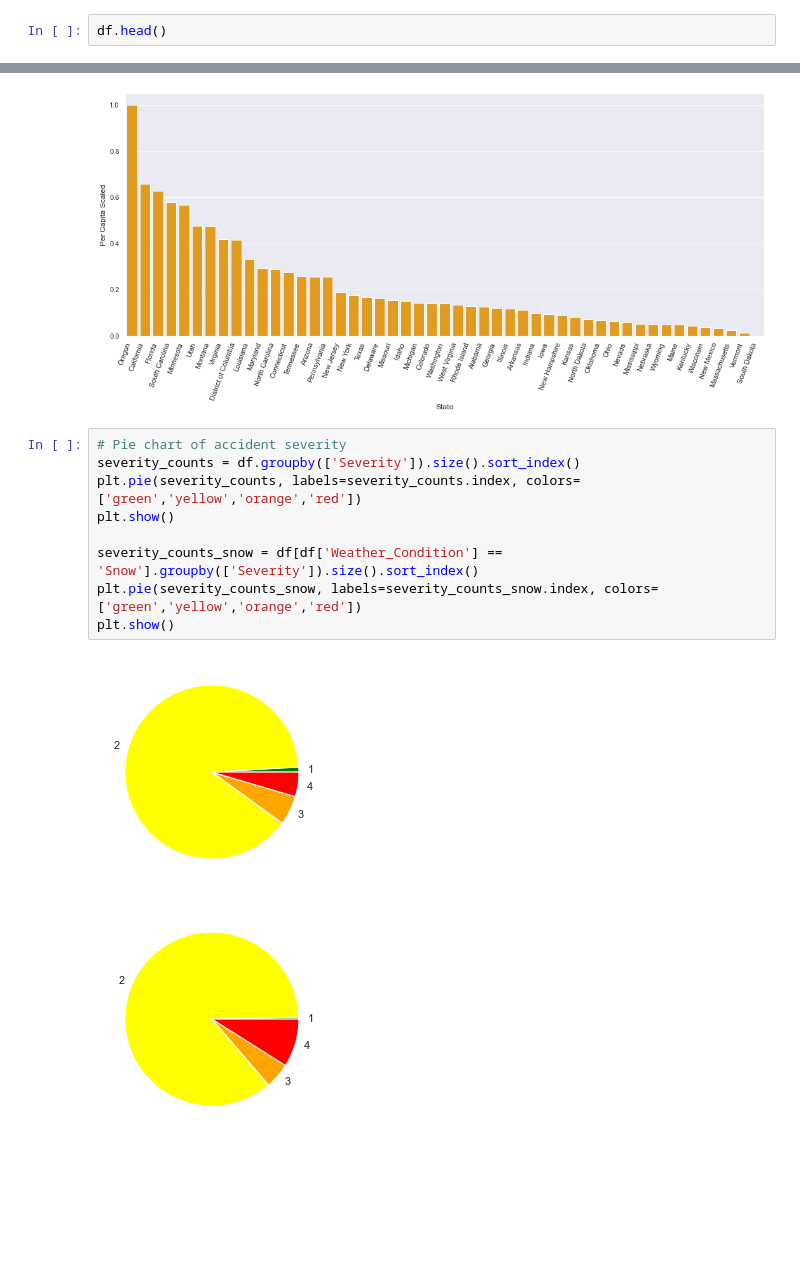
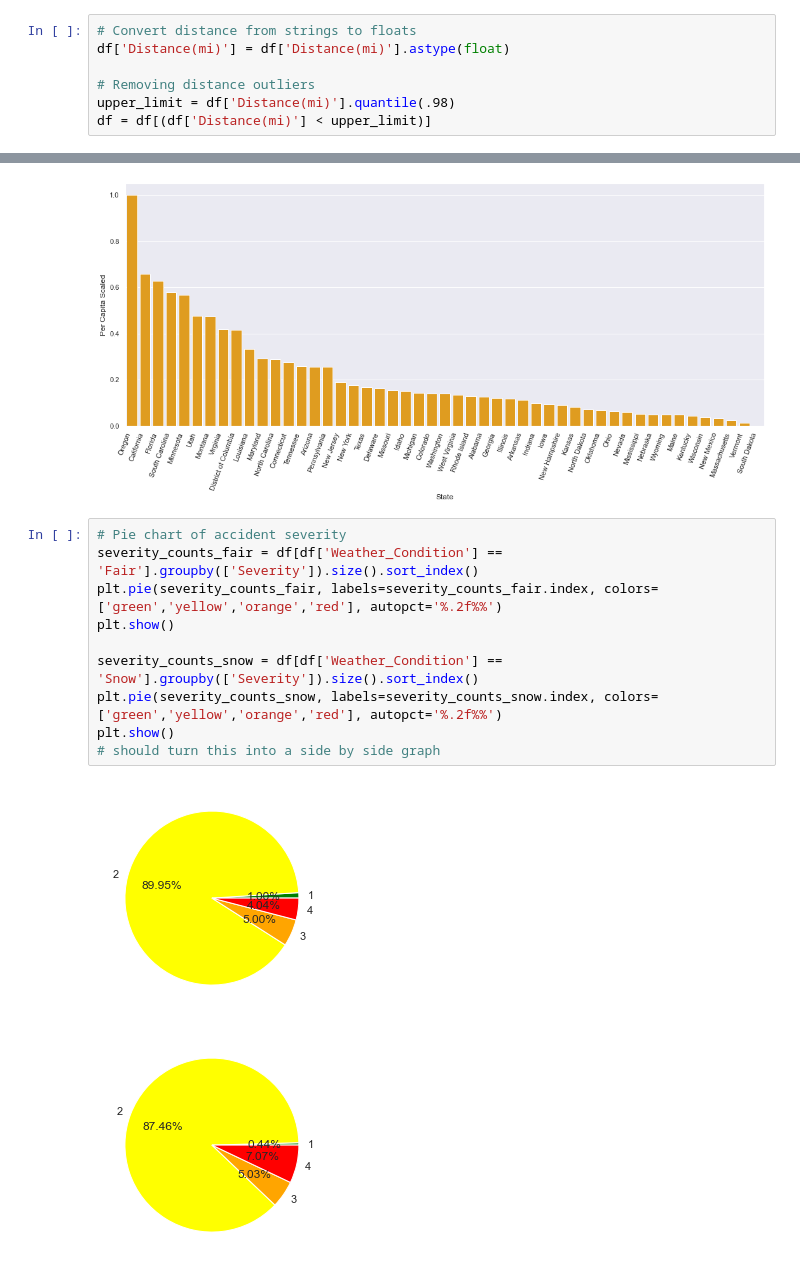
Before and after one commit to jeffc1020/453-visualization, a Jupyter notebook: final.ipynb, the cells around one changed output, grey strips where cells are left out. Saved outputs shown, nothing was run; the diff lists cells and outputs as text; blank space fills up the shorter version.

```diff
--- a/final.ipynb
+++ b/final.ipynb
@@ -187,4 +188,9 @@ Name: Weather_Condition, dtype: int64
 df['Time_Formatted'] = df.Start_Time.map(pd.to_datetime)
 # %%
-df.head()
+# Convert distance from strings to floats
+df['Distance(mi)'] = df['Distance(mi)'].astype(float)
+
+# Removing distance outliers
+upper_limit = df['Distance(mi)'].quantile(.98)
+df = df[(df['Distance(mi)'] < upper_limit)]
 # %% [output]
@@ -333,15 +338,16 @@ plt.show()
 [figure]
 # %%
 # Pie chart of accident severity
-severity_counts = df.groupby(['Severity']).size().sort_index()
-plt.pie(severity_counts, labels=severity_counts.index, colors=['green','yellow','orange','red'])
+severity_counts_fair = df[df['Weather_Condition'] == 'Fair'].groupby(['Severity']).size().sort_index()
+plt.pie(severity_counts_fair, labels=severity_counts_fair.index, colors=['green','yellow','orange','red'], autopct='%.2f%%')
 plt.show()
 
 severity_counts_snow = df[df['Weather_Condition'] == 'Snow'].groupby(['Severity']).size().sort_index()
-plt.pie(severity_counts_snow, labels=severity_counts_snow.index, colors=['green','yellow','orange','red'])
+plt.pie(severity_counts_snow, labels=severity_counts_snow.index, colors=['green','yellow','orange','red'], autopct='%.2f%%')
 plt.show()
+# should turn this into a side by side graph
 # %% [output]
-[figure, old version]
+[figure, new version]
-[figure, old version]
+[figure, new version]
 # %%
 # histogram of amount of road closed
```
Also changed, not shown: parts of 4 cells of this notebook.
